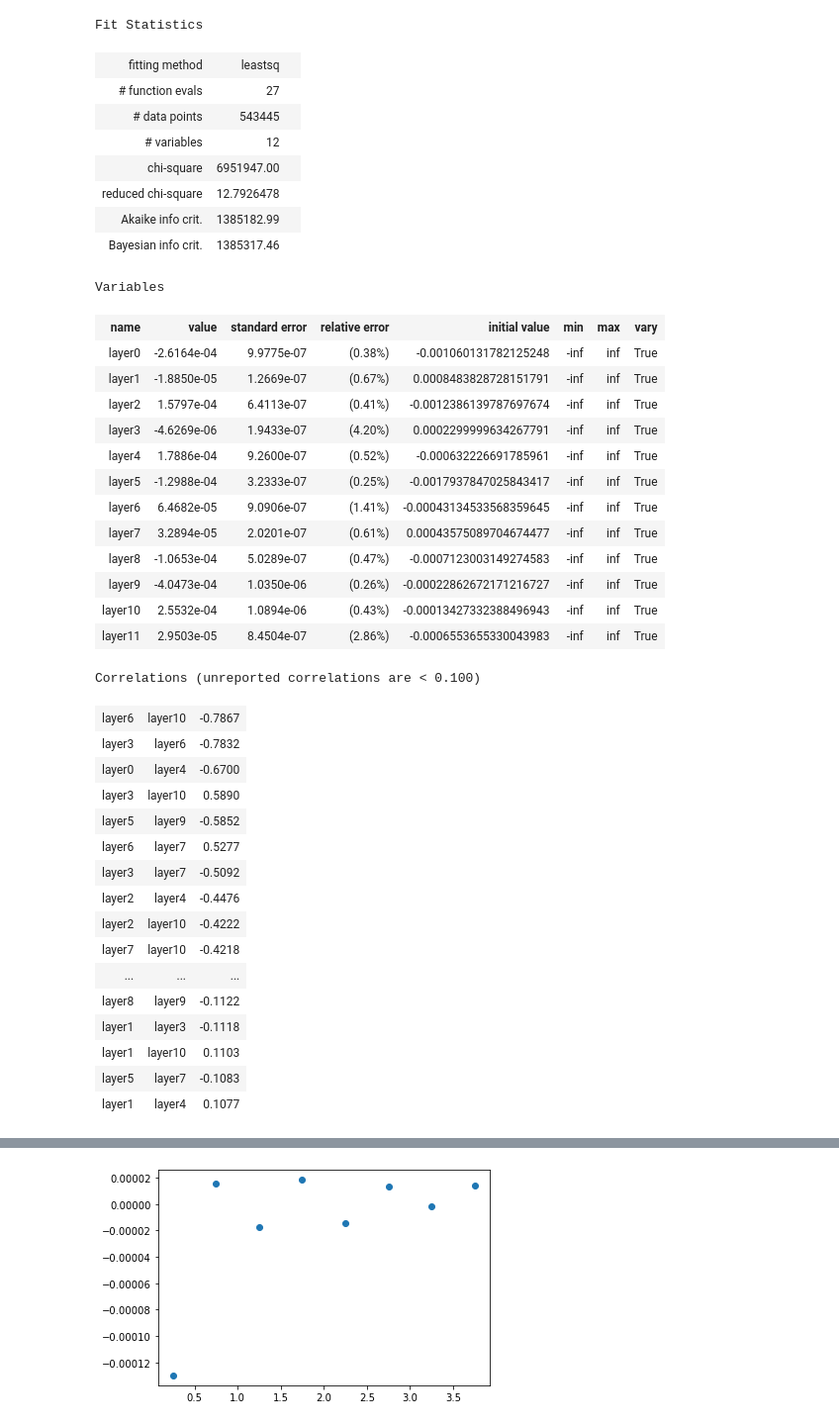
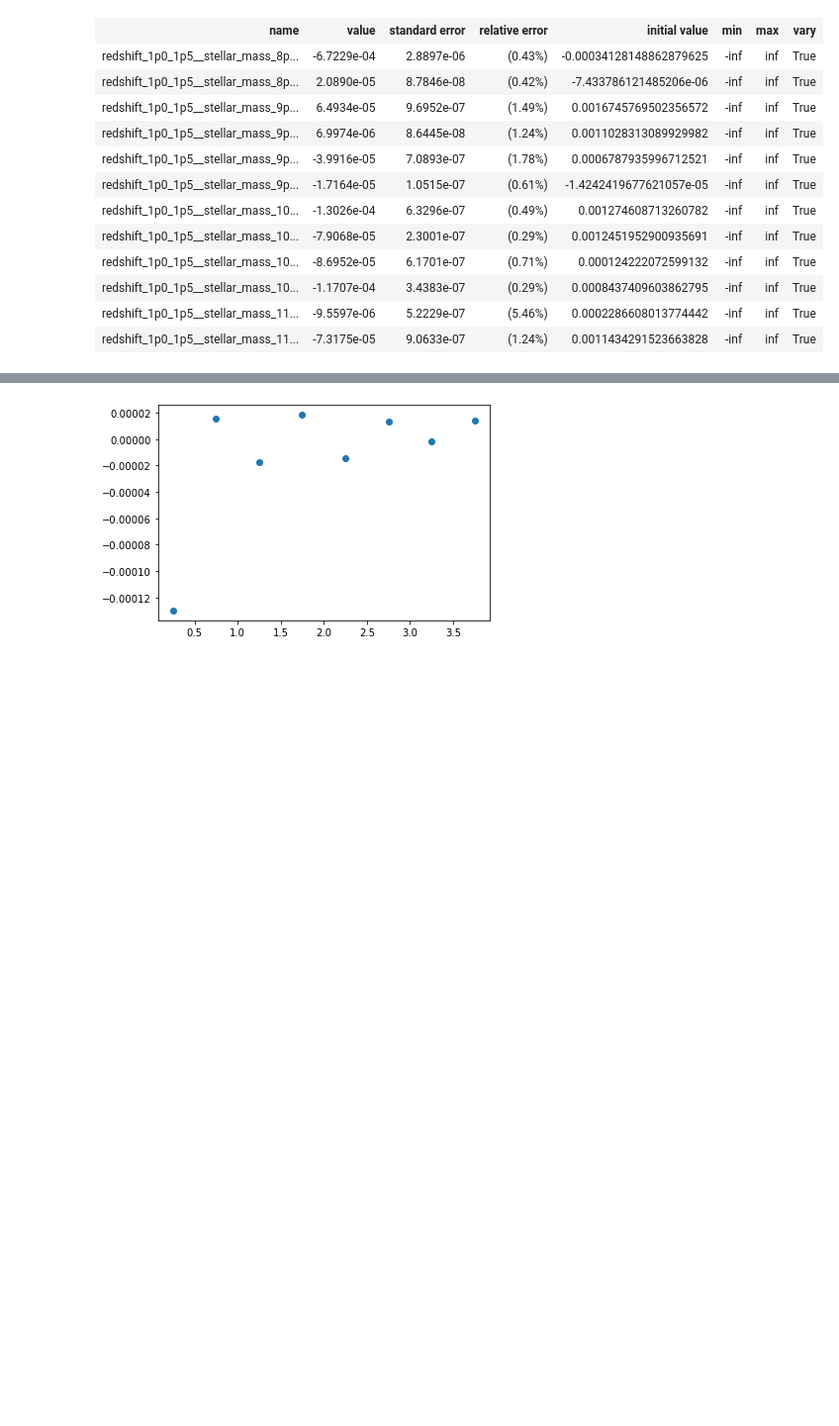
Before and after one commit to marcoviero/simstack2, a Jupyter notebook: notebooks/example_simstack2.ipynb, the cells around one changed output, grey strips where cells are left out. Shown: that part at 99% size. Cells and saved outputs as stored; diff of their text form; code cells hidden in the pictures; blank space fills up the shorter version.

```diff
--- a/notebooks/example_simstack2.ipynb
+++ b/notebooks/example_simstack2.ipynb
@@ -82,0 +81,4 @@ NameError: name 'test_hetdex' is not defined
+# %%
+path_ini_file = os.path.join("..","examples","example.ini")
+test_uvista = SimstackWrapper(path_ini_file, stack_automatically=True)
+test_uvista.parse_results()
@@ -90,43 +134,17 @@ plt.scatter(x, np.array(flux_density)*1e3);
 # %%
-test_uvista.maps_dict['spire_plw']['stacked_flux_densities'][key]
+key = 'redshift_1p0_1p5'
+test_uvista.maps_dict['spire_plw']['stacked_flux_densities'][key].params
 # %% [output]
-Fit Statistics
-| fitting method | leastsq |  |
-| # function evals | 27 |  |
-| # data points | 543445 |  |
-| # variables | 12 |  |
-| chi-square | 6951947.00 |  |
-| reduced chi-square | 12.7926478 |  |
-| Akaike info crit. | 1385182.99 |  |
-| Bayesian info crit. | 1385317.46 |  |
+| name | value | standard error | relative error | initial value | min | max | vary |
+| redshift_1p0_1p5__stellar_mass_8p... | -6.7229e-04 | 2.8897e-06 | (0.43%) | -0.00034128148862879625 | -inf | inf | True |
+| redshift_1p0_1p5__stellar_mass_8p... | 2.0890e-05 | 8.7846e-08 | (0.42%) | -7.433786121485206e-06 | -inf | inf | True |
+| redshift_1p0_1p5__stellar_mass_9p... | 6.4934e-05 | 9.6952e-07 | (1.49%) | 0.0016745769502356572 | -inf | inf | True |
+| redshift_1p0_1p5__stellar_mass_9p... | 6.9974e-06 | 8.6445e-08 | (1.24%) | 0.0011028313089929982 | -inf | inf | True |
+| redshift_1p0_1p5__stellar_mass_9p... | -3.9916e-05 | 7.0893e-07 | (1.78%) | 0.0006787935996712521 | -inf | inf | True |
+| redshift_1p0_1p5__stellar_mass_9p... | -1.7164e-05 | 1.0515e-07 | (0.61%) | -1.4242419677621057e-05 | -inf | inf | True |
+| redshift_1p0_1p5__stellar_mass_10... | -1.3026e-04 | 6.3296e-07 | (0.49%) | 0.001274608713260782 | -inf | inf | True |
+| redshift_1p0_1p5__stellar_mass_10... | -7.9068e-05 | 2.3001e-07 | (0.29%) | 0.0012451952900935691 | -inf | inf | True |
+| redshift_1p0_1p5__stellar_mass_10... | -8.6952e-05 | 6.1701e-07 | (0.71%) | 0.000124222072599132 | -inf | inf | True |
+| redshift_1p0_1p5__stellar_mass_10... | -1.1707e-04 | 3.4383e-07 | (0.29%) | 0.0008437409603862795 | -inf | inf | True |
+| redshift_1p0_1p5__stellar_mass_11... | -9.5597e-06 | 5.2229e-07 | (5.46%) | 0.0002286608013774442 | -inf | inf | True |
+| redshift_1p0_1p5__stellar_mass_11... | -7.3175e-05 | 9.0633e-07 | (1.24%) | 0.0011434291523663828 | -inf | inf | True |
-Variables
-| name | value | standard error | relative error | initial value | min | max | vary |
-| layer0 | -2.6164e-04 | 9.9775e-07 | (0.38%) | -0.001060131782125248 | -inf | inf | True |
-| layer1 | -1.8850e-05 | 1.2669e-07 | (0.67%) | 0.0008483828728151791 | -inf | inf | True |
-| layer2 | 1.5797e-04 | 6.4113e-07 | (0.41%) | -0.0012386139787697674 | -inf | inf | True |
-| layer3 | -4.6269e-06 | 1.9433e-07 | (4.20%) | 0.0002299999634267791 | -inf | inf | True |
-| layer4 | 1.7886e-04 | 9.2600e-07 | (0.52%) | -0.000632226691785961 | -inf | inf | True |
-| layer5 | -1.2988e-04 | 3.2333e-07 | (0.25%) | -0.0017937847025843417 | -inf | inf | True |
-| layer6 | 6.4682e-05 | 9.0906e-07 | (1.41%) | -0.00043134533568359645 | -inf | inf | True |
-| layer7 | 3.2894e-05 | 2.0201e-07 | (0.61%) | 0.00043575089704674477 | -inf | inf | True |
-| layer8 | -1.0653e-04 | 5.0289e-07 | (0.47%) | -0.0007123003149274583 | -inf | inf | True |
-| layer9 | -4.0473e-04 | 1.0350e-06 | (0.26%) | -0.00022862672171216727 | -inf | inf | True |
-| layer10 | 2.5532e-04 | 1.0894e-06 | (0.43%) | -0.00013427332388496943 | -inf | inf | True |
-| layer11 | 2.9503e-05 | 8.4504e-07 | (2.86%) | -0.0006553655330043983 | -inf | inf | True |
-Correlations (unreported correlations are < 0.100)
-| layer6 | layer10 | -0.7867 |
-| layer3 | layer6 | -0.7832 |
-| layer0 | layer4 | -0.6700 |
-| layer3 | layer10 | 0.5890 |
-| layer5 | layer9 | -0.5852 |
-| layer6 | layer7 | 0.5277 |
-| layer3 | layer7 | -0.5092 |
-| layer2 | layer4 | -0.4476 |
-| layer2 | layer10 | -0.4222 |
-| layer7 | layer10 | -0.4218 |
-| ... | ... | ... |
-| layer8 | layer9 | -0.1122 |
-| layer1 | layer3 | -0.1118 |
-| layer1 | layer10 | 0.1103 |
-| layer5 | layer7 | -0.1083 |
-| layer1 | layer4 | 0.1077 |
```
Also changed, not shown: parts of 13 cells of this notebook, 8 other files.
